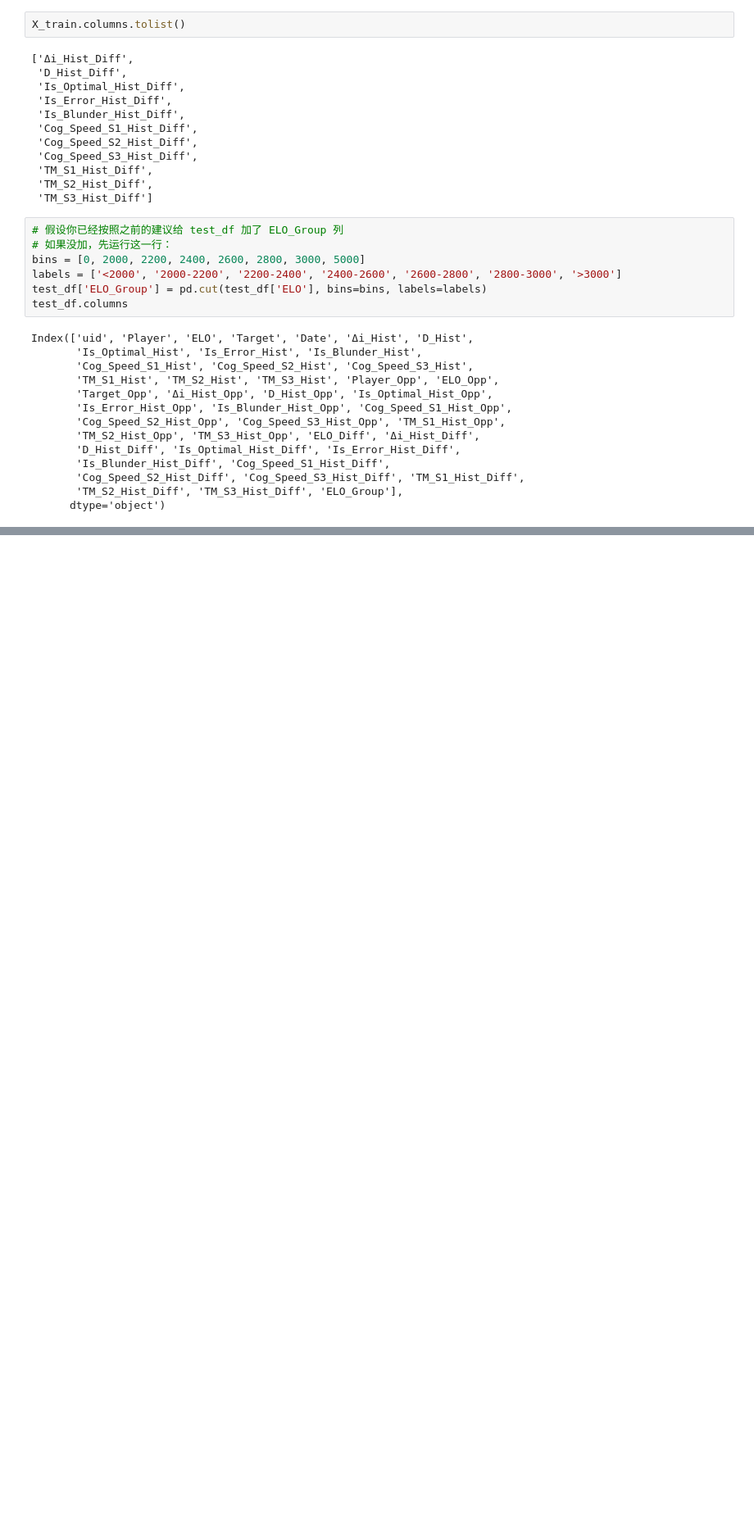
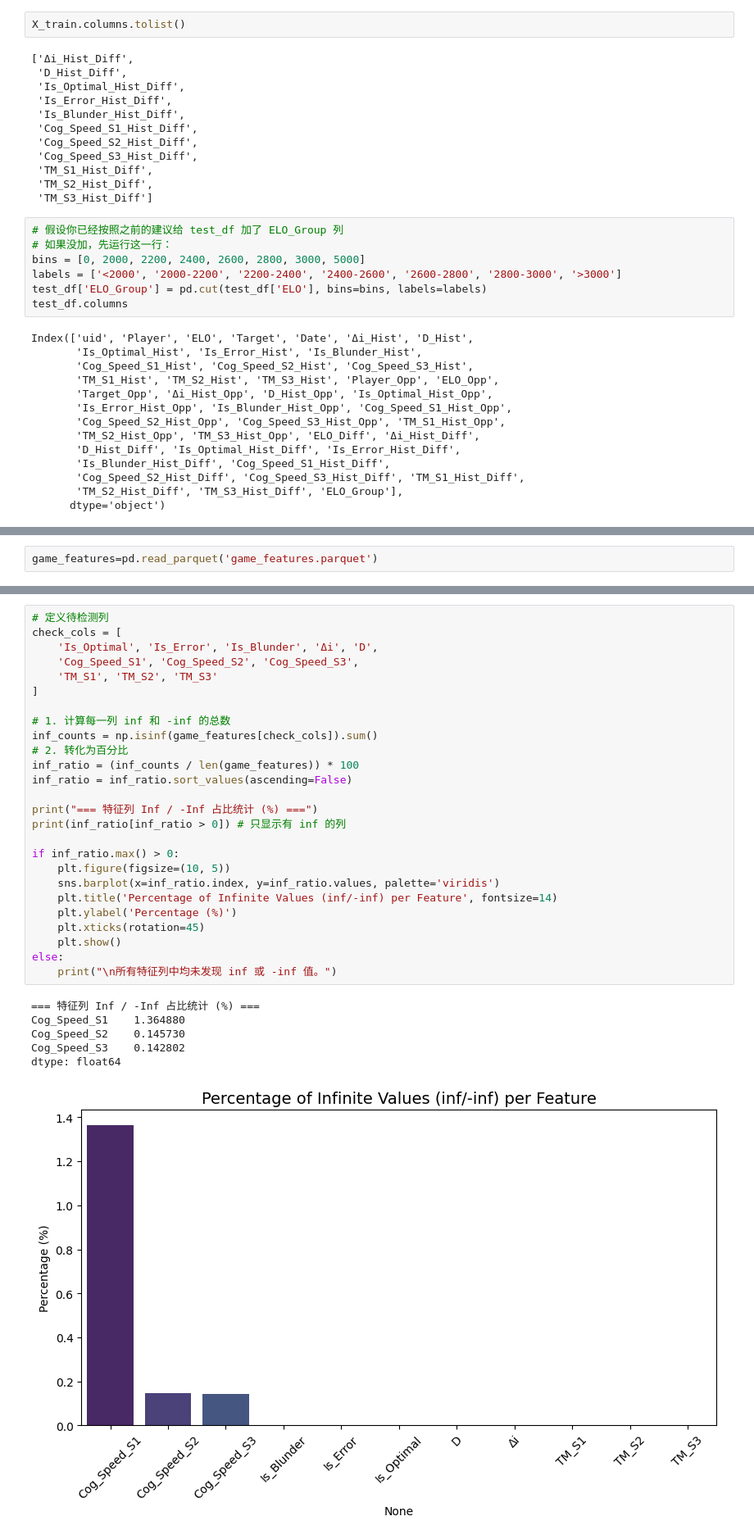
Before and after one commit to zZimablueee/Chess, a Jupyter notebook: complexity/delta_0/graphs/res_pred2.ipynb, the cells around one changed output, grey strips where cells are left out. Shown at 82% size. Saved outputs shown, nothing was run; the diff lists cells and outputs as text; blank space fills up the shorter version.

```diff
--- a/complexity/delta_0/graphs/res_pred2.ipynb
+++ b/complexity/delta_0/graphs/res_pred2.ipynb
@@ -300,0 +302,2 @@ plt.show()
+# %%
+game_features=pd.read_parquet('game_features.parquet')
@@ -300,0 +332,33 @@ plt.show()
+# %%
+# 定义待检测列
+check_cols = [
+    'Is_Optimal', 'Is_Error', 'Is_Blunder', 'Δi', 'D',
+    'Cog_Speed_S1', 'Cog_Speed_S2', 'Cog_Speed_S3',
+    'TM_S1', 'TM_S2', 'TM_S3'
+]
+
+# 1. 计算每一列 inf 和 -inf 的总数
+inf_counts = np.isinf(game_features[check_cols]).sum()
+# 2. 转化为百分比
+inf_ratio = (inf_counts / len(game_features)) * 100
+inf_ratio = inf_ratio.sort_values(ascending=False)
+
+print("=== 特征列 Inf / -Inf 占比统计 (%) ===")
+print(inf_ratio[inf_ratio > 0]) # 只显示有 inf 的列
+
+if inf_ratio.max() > 0:
+    plt.figure(figsize=(10, 5))
+    sns.barplot(x=inf_ratio.index, y=inf_ratio.values, palette='viridis')
+    plt.title('Percentage of Infinite Values (inf/-inf) per Feature', fontsize=14)
+    plt.ylabel('Percentage (%)')
+    plt.xticks(rotation=45)
+    plt.show()
+else:
+    print("\n所有特征列中均未发现 inf 或 -inf 值。")
+# %% [output]
+=== 特征列 Inf / -Inf 占比统计 (%) ===
+Cog_Speed_S1    1.364880
+Cog_Speed_S2    0.145730
+Cog_Speed_S3    0.142802
+dtype: float64
+[figure, added]
```
Also changed, not shown: parts of 14 cells of this notebook, 2 other files.
